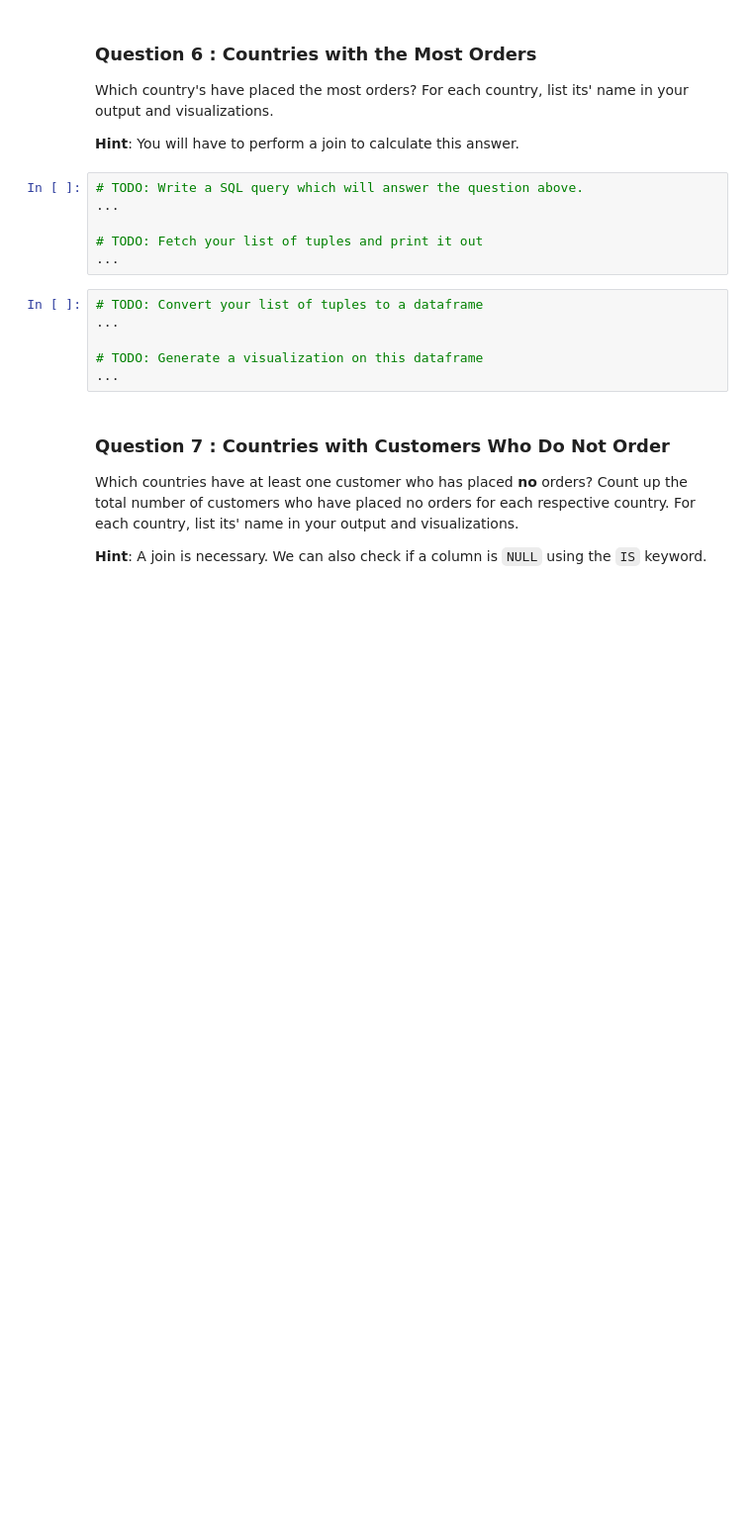
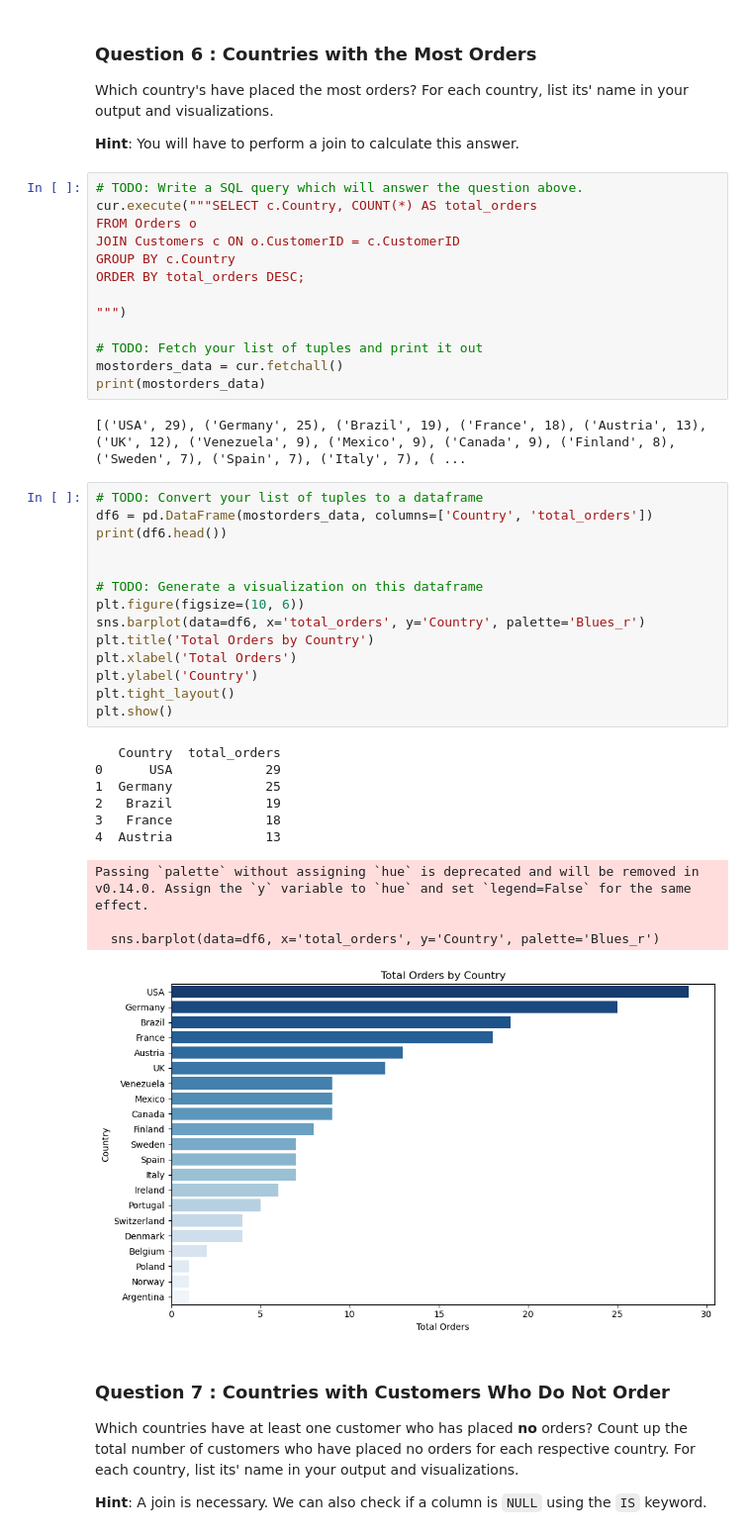
Before and after one commit to Dbell14/Adhoc-SQL-report, a Jupyter notebook: adhoc-sql/adhoc_report.ipynb, the cells around one changed output. Shown: that part at 99% size. Cells and saved outputs as stored; diff of their text form; blank space fills up the shorter version.

```diff
--- a/adhoc-sql/adhoc_report.ipynb
+++ b/adhoc-sql/adhoc_report.ipynb
@@ -184,16 +239,44 @@ Which country's have placed the most orders? For each country, list its' name in
 **Hint**: You will have to perform a join to calculate this answer.
 # %%
 # TODO: Write a SQL query which will answer the question above.
-...
+cur.execute("""SELECT c.Country, COUNT(*) AS total_orders
+FROM Orders o
+JOIN Customers c ON o.CustomerID = c.CustomerID
+GROUP BY c.Country
+ORDER BY total_orders DESC;
+
+""")
 
 # TODO: Fetch your list of tuples and print it out
-...
+mostorders_data = cur.fetchall()
+print(mostorders_data)
+# %% [output]
+[('USA', 29), ('Germany', 25), ('Brazil', 19), ('France', 18), ('Austria', 13), ('UK', 12), ('Venezuela', 9), ('Mexico', 9), ('Canada', 9), ('Finland', 8), ('Sweden', 7), ('Spain', 7), ('Italy', 7), ( ...
 # %%
 # TODO: Convert your list of tuples to a dataframe
-...
+df6 = pd.DataFrame(mostorders_data, columns=['Country', 'total_orders'])
+print(df6.head())
+
 
 # TODO: Generate a visualization on this dataframe
-...
+plt.figure(figsize=(10, 6))
+sns.barplot(data=df6, x='total_orders', y='Country', palette='Blues_r')
+plt.title('Total Orders by Country')
+plt.xlabel('Total Orders')
+plt.ylabel('Country')
+plt.tight_layout()
+plt.show()
+# %% [output]
+   Country  total_orders
+0      USA            29
+1  Germany            25
+2   Brazil            19
+3   France            18
+4  Austria            13
+Passing `palette` without assigning `hue` is deprecated and will be removed in v0.14.0. Assign the `y` variable to `hue` and set `legend=False` for the same effect.
+
+  sns.barplot(data=df6, x='total_orders', y='Country', palette='Blues_r')
+[figure, added]
 # %% [markdown]
 ### Question 7 : Countries with Customers Who Do Not Order
 
```
Also changed, not shown: parts of 19 cells of this notebook.
